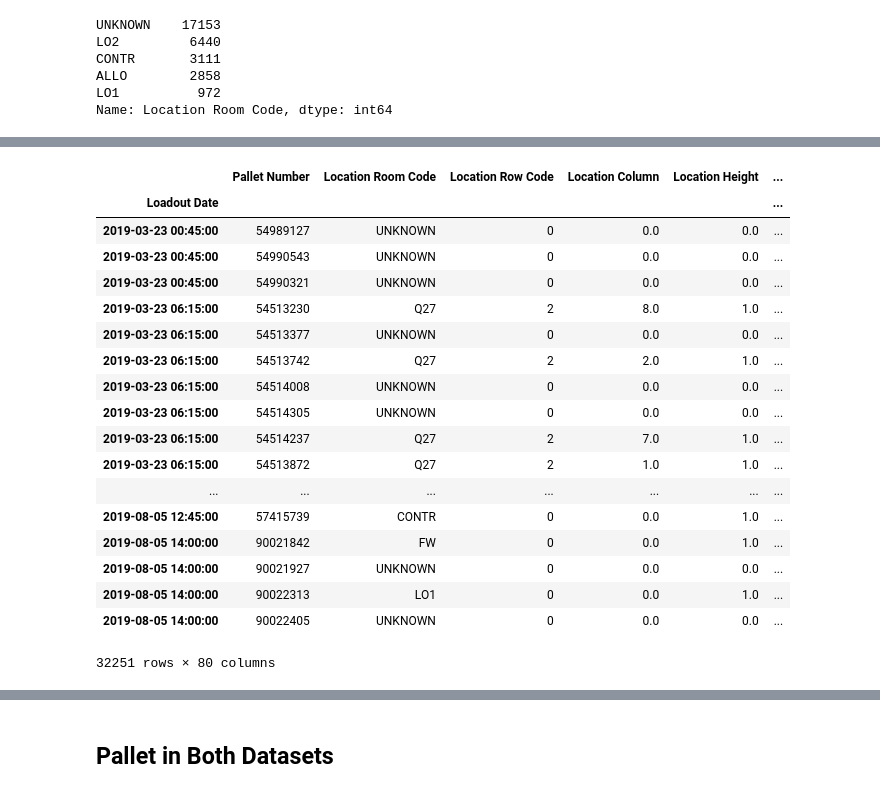
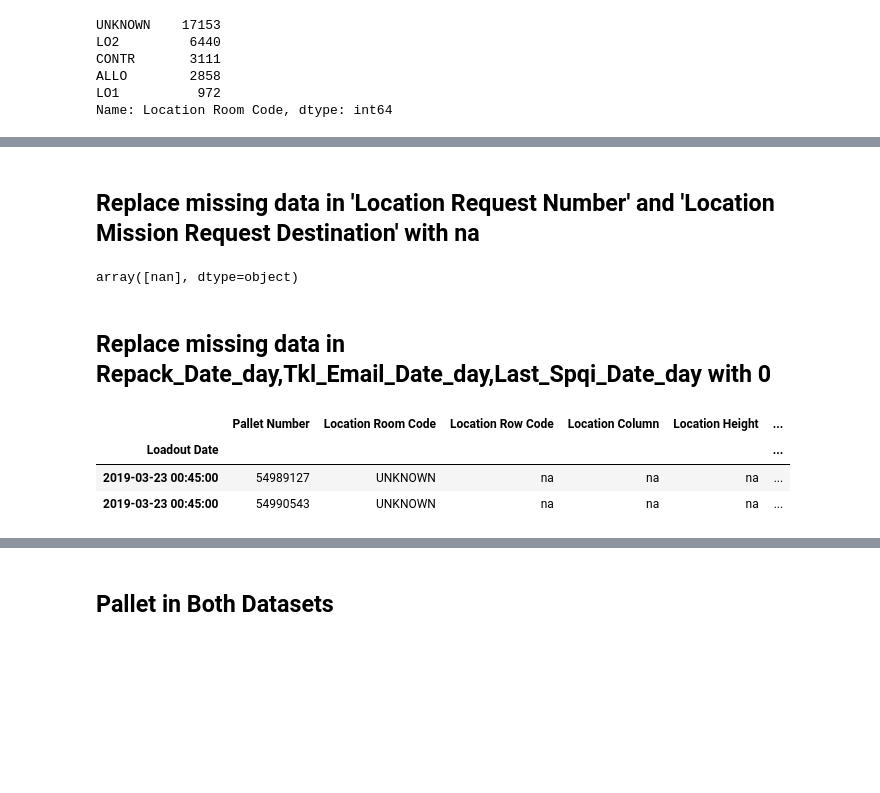
Before and after one commit to nanchin/Optimizing-Inventory-Goods-Movement, a Jupyter notebook: Week_2.ipynb, the cells around one changed output, grey strips where cells are left out. Saved outputs shown, nothing was run; the diff lists cells and outputs as text; code cells hidden in the pictures; blank space fills up the shorter version.

```diff
--- a/Week_2.ipynb
+++ b/Week_2.ipynb
@@ -1194,5 +1343,6 @@ ALLO        2858
 LO1          972
 Name: Location Room Code, dtype: int64
 # %%
-dispatched.loc[dispatched['Location Row Code'].isna(),'Location Row Code']=0
-dispatched.loc[dispatched['Location Column'].isna(),'Location Column']=0
+dispatched.loc[dispatched['Location Row Code'].isna(),['Location Row Code','Location Column','Location Height']]='na'
+# %%
+dispatched.loc[dispatched['Location Room Code'].isna(),'Location Room Code']='UNKNOWN'
@@ -1199,22 +1368,19 @@ dispatched.loc[dispatched['Location Column'].isna(),'Location Column']=0
+# %%
+dispatched.loc[dispatched['Container'].isna(),['Container','Container Number']]='na'
+# %% [markdown]
+## Replace missing data in 'Location Request Number' and 'Location Mission Request Destination' with na
+# %%
+dispatched[dispatched['Location Request Number'].isna()]['Location Mission Request Destination'].unique()
+# %% [output]
+array([nan], dtype=object)
+# %%
+dispatched.loc[dispatched['Location Request Number'].isna(),['Location Request Number','Location Mission Request Destination']]='na'
+# %% [markdown]
+## Replace missing data in Repack_Date_day,Tkl_Email_Date_day,Last_Spqi_Date_day with 0
 # %%
-dispatched
+dispatched.head(2)
 # %% [output]
 |  | Pallet Number | Location Room Code | Location Row Code | Location Column | Location Height | ... |
 | Loadout Date |  |  |  |  |  | ... |
-| 2019-03-23 00:45:00 | 54989127 | UNKNOWN | 0 | 0.0 | 0.0 | ... |
-| 2019-03-23 00:45:00 | 54990543 | UNKNOWN | 0 | 0.0 | 0.0 | ... |
-| 2019-03-23 00:45:00 | 54990321 | UNKNOWN | 0 | 0.0 | 0.0 | ... |
-| 2019-03-23 06:15:00 | 54513230 | Q27 | 2 | 8.0 | 1.0 | ... |
-| 2019-03-23 06:15:00 | 54513377 | UNKNOWN | 0 | 0.0 | 0.0 | ... |
-| 2019-03-23 06:15:00 | 54513742 | Q27 | 2 | 2.0 | 1.0 | ... |
-| 2019-03-23 06:15:00 | 54514008 | UNKNOWN | 0 | 0.0 | 0.0 | ... |
-| 2019-03-23 06:15:00 | 54514305 | UNKNOWN | 0 | 0.0 | 0.0 | ... |
-| 2019-03-23 06:15:00 | 54514237 | Q27 | 2 | 7.0 | 1.0 | ... |
-| 2019-03-23 06:15:00 | 54513872 | Q27 | 2 | 1.0 | 1.0 | ... |
-| ... | ... | ... | ... | ... | ... | ... |
-| 2019-08-05 12:45:00 | 57415739 | CONTR | 0 | 0.0 | 1.0 | ... |
-| 2019-08-05 14:00:00 | 90021842 | FW | 0 | 0.0 | 1.0 | ... |
-| 2019-08-05 14:00:00 | 90021927 | UNKNOWN | 0 | 0.0 | 0.0 | ... |
-| 2019-08-05 14:00:00 | 90022313 | LO1 | 0 | 0.0 | 1.0 | ... |
-| 2019-08-05 14:00:00 | 90022405 | UNKNOWN | 0 | 0.0 | 0.0 | ... |
+| 2019-03-23 00:45:00 | 54989127 | UNKNOWN | na | na | na | ... |
+| 2019-03-23 00:45:00 | 54990543 | UNKNOWN | na | na | na | ... |
-32251 rows × 80 columns
```
Also changed, not shown: parts of 59 cells of this notebook.
